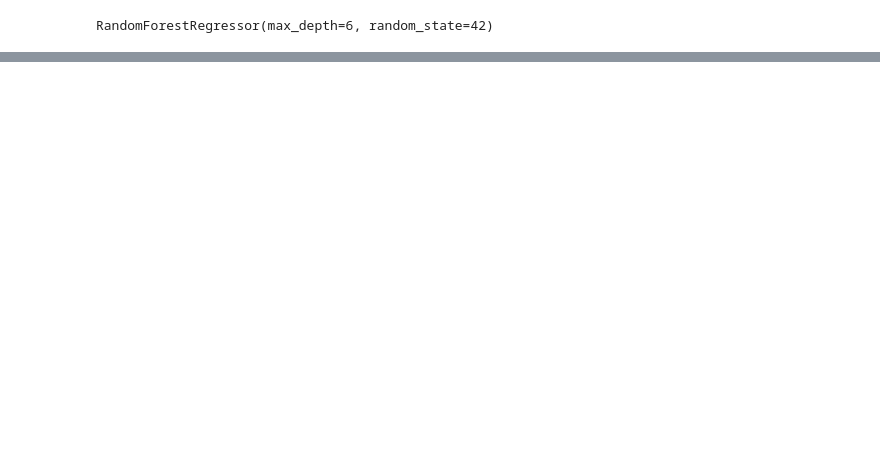
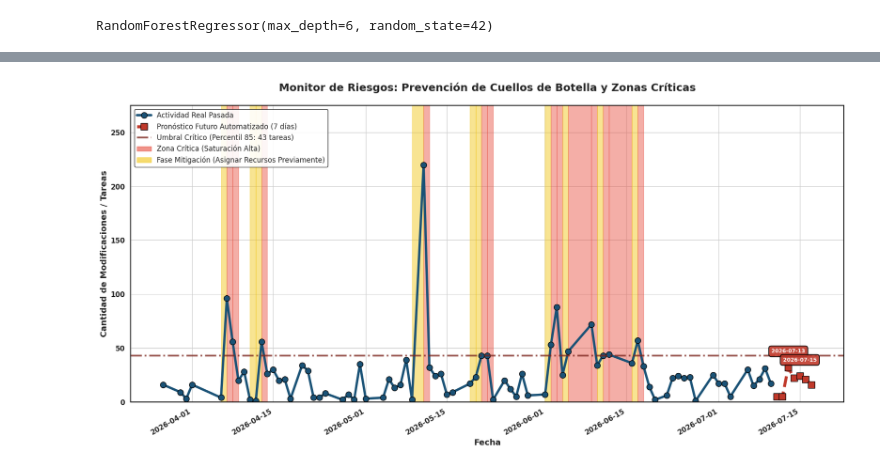
Before and after one commit to FelipeSaCh/Prophet_Activity, a Jupyter notebook: BetaTest.ipynb, the cells around one changed output, grey strips where cells are left out. Saved outputs shown, nothing was run; the diff lists cells and outputs as text; code cells hidden in the pictures; blank space fills up the shorter version.

```diff
--- a/BetaTest.ipynb
+++ b/BetaTest.ipynb
@@ -18,7 +18,7 @@ import numpy as np
 # ==========================================
 # 1. CARGA Y PREPARACIÓN DE AMBOS DATASETS
 # ==========================================
-ruta_tareas = "/content/historial_cambios (21).csv"
+ruta_tareas = "/content/historial_cambios (50).csv"
 ruta_impuestos = "/content/drive/MyDrive/Prophet_Activity/datasets/fechas_impuestos (1).csv"  # <- Tu nuevo dataset
 
 try:
@@ -286,0 +374,62 @@ plt.show()
+# %%
+# ==============================================================================
+# VISTA 2: MONITOR DE SOBRECARGA LABORAL (Umbral Crítico)
+# ==============================================================================
+plt.figure(figsize=(18, 9))
+sns.set_theme(style="whitegrid", rc={"axes.linewidth": 1.5, "axes.edgecolor": "black"})
+
+# Umbral Crítico basado en percentil 85 histórico
+umbral_critico = serie_temporal['total_tareas'].quantile(0.85)
+
+fechas_totales = pd.concat([serie_temporal['fecha'], df_futuro['fecha']]).reset_index(drop=True)
+valores_totales = pd.concat([serie_temporal['total_tareas'], df_futuro['pronostico']]).reset_index(drop=True)
+
+fechas_criticas = set(fechas_totales.iloc[valores_totales[valores_totales >= umbral_critico].index])
+
+fechas_previa_alerta = set()
+for f_critica in fechas_criticas:
+    for delta in range(1, 3):
+        fecha_antes = f_critica - pd.Timedelta(days=delta)
+        if fecha_antes not in fechas_criticas:
+            fechas_previa_alerta.add(fecha_antes)
+
+# Sombreados verticales: Solo zonas críticas (Rojo) y Mitigación (Amarillo)
+for i in range(len(fechas_totales) - 1):
+    f_inicio, f_fin = fechas_totales.iloc[i], fechas_totales.iloc[i+1]
+    if f_inicio in fechas_criticas:
+        plt.axvspan(f_inicio, f_fin, color='#E74C3C', alpha=0.45)
+    elif f_inicio in fechas_previa_alerta:
+        plt.axvspan(f_inicio, f_fin, color='#F1C40F', alpha=0.45)
+
+# Trazado de líneas principales
+plt.plot(serie_temporal['fecha'], serie_temporal['total_tareas'], label='Actividad Real Pasada', color='#1A5276', marker='o', linewidth=4, markersize=10, markeredgecolor='black')
+plt.plot(df_futuro['fecha'], df_futuro['pronostico'], label='Pronóstico Futuro Automatizado (7 días)', color='#C0392B', linestyle='--', marker='s', linewidth=5, markersize=12, markeredgecolor='black')
+
+# Línea horizontal indicando visualmente dónde empieza el umbral estadístico de peligro
+plt.axhline(y=umbral_critico, color='#7B241C', linestyle='-.', linewidth=3, alpha=0.8, label=f'Umbral Crítico (Percentil 85: {int(umbral_critico)} tareas)')
+
+# Etiquetado de Picos Futuros Proyectados
+picos_fut, _ = find_peaks(df_futuro['pronostico'], distance=1, prominence=2)
+for idx in picos_fut:
+    f_pico = df_futuro['fecha'].iloc[idx]
+    v_pico = df_futuro['pronostico'].iloc[idx]
+    plt.annotate(f_pico.strftime('%Y-%m-%d'), xy=(f_pico, v_pico), xytext=(0, 25), textcoords='offset points', ha='center', fontsize=9, weight='bold', color='#FFFFFF', bbox=dict(boxstyle="round,pad=0.5", fc="#C0392B", ec="black", lw=1.5, alpha=0.9))
+
+parche_critico = mpatches.Patch(color='#E74C3C', alpha=0.6, label='Zona Crítica (Saturación Alta)')
+parche_prevencion = mpatches.Patch(color='#F1C40F', alpha=0.6, label='Fase Mitigación (Asignar Recursos Previamente)')
+
+handles, labels = plt.gca().get_legend_handles_labels()
+handles.extend([parche_critico, parche_prevencion])
+
+plt.title('Monitor de Riesgos: Prevención de Cuellos de Botella y Zonas Críticas', fontsize=18, weight='bold', pad=25)
+plt.xlabel('Fecha', fontsize=14, weight='bold')
+plt.ylabel('Cantidad de Modificaciones / Tareas', fontsize=14, weight='bold')
+plt.xticks(fontsize=12, weight='bold')
+plt.yticks(fontsize=12, weight='bold')
+plt.ylim(0, max(serie_temporal['total_tareas'].max(), df_futuro['pronostico'].max()) * 1.25)
+plt.gcf().autofmt_xdate()
+plt.legend(handles=handles, fontsize=12, loc='upper left', frameon=True, framealpha=0.9, edgecolor='black')
+plt.tight_layout()
+plt.show()
+# %% [output]
+[figure, added]
```
Also changed, not shown: parts of 16 cells of this notebook.
